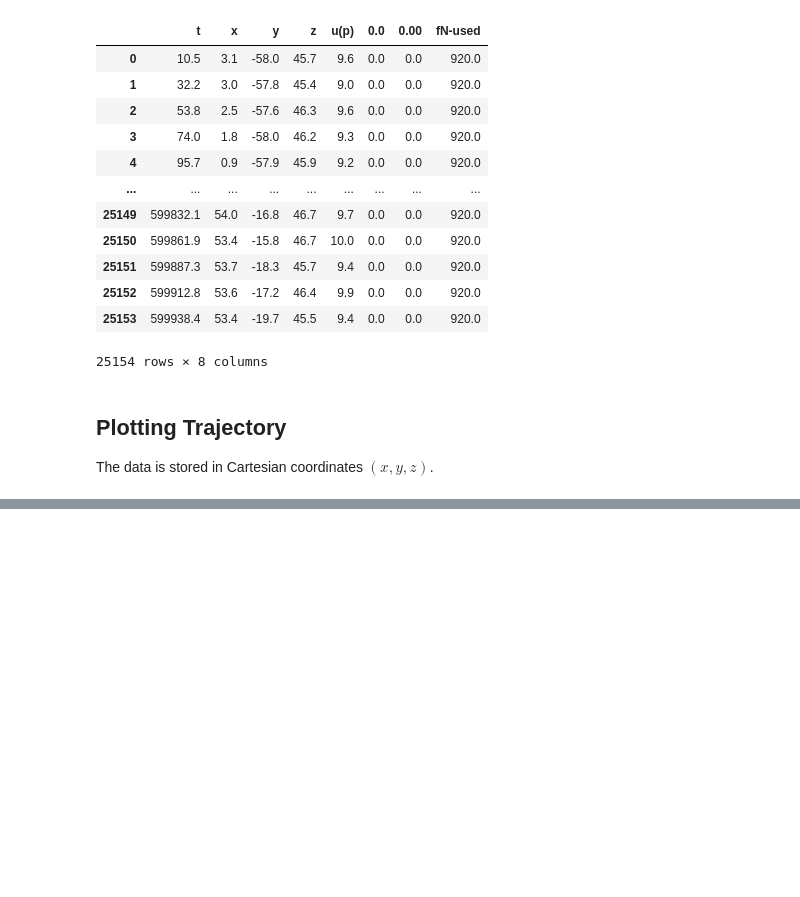
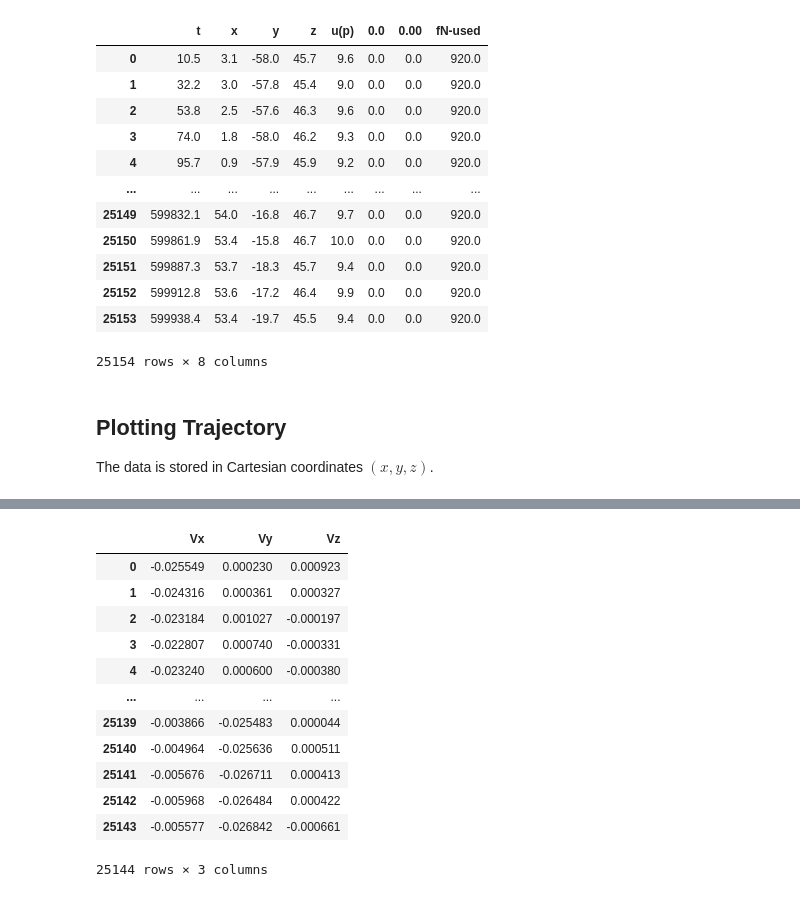
Before and after one commit to PEPT-Data-Analysis-Group/PEPT-, a Jupyter notebook: Water.ipynb, the cells around one changed output, grey strips where cells are left out. Saved outputs shown, nothing was run; the diff lists cells and outputs as text; code cells hidden in the pictures; blank space fills up the shorter version.

```diff
--- a/Water.ipynb
+++ b/Water.ipynb
@@ -81,0 +89,39 @@ plt.show()
+# %%
+# note time is the 0th coordinate
+# x,y,z are 1,2,3
+for coord in (1,2,3):
+   for i in range(5, len(df)-5):
+      T1 = (df.iloc[i+5,coord] - df.iloc[i,coord])/(df.iloc[i+5,0]-df.iloc[i,0])
+      T2 = (df.iloc[i+4,coord] - df.iloc[i-1,coord])/(df.iloc[i+4,0]-df.iloc[i-1,0])
+      T3 = (df.iloc[i+3,coord] - df.iloc[i-2,coord])/(df.iloc[i+3,0]-df.iloc[i-2,0])
+      T4 = (df.iloc[i+2,coord] - df.iloc[i-3,coord])/(df.iloc[i+2,0]-df.iloc[i-3,0])
+      T5 = (df.iloc[i+1,coord] - df.iloc[i-4,coord])/(df.iloc[i+1,0]-df.iloc[i-4,0])
+      T6 = (df.iloc[i,coord] - df.iloc[i-5,coord])/(df.iloc[i,0]-df.iloc[i-5,0])
+      v = 0.1*T1+0.15*T2+0.25*T3+0.25*T4+0.15*T5+0.1*T6
+      # add v to vel dataframe
+      if (coord == 1):
+         vel["Vx"].append(float(v))
+      elif (coord == 2):
+         vel["Vy"].append(float(v))
+      else:
+         vel["Vz"].append(float(v))
+
+for d in vel:
+    vel[d] = np.array(vel[d])
+
+vel_df = pd.DataFrame(vel)
+vel_df
+# %% [output]
+|  | Vx | Vy | Vz |
+| 0 | -0.025549 | 0.000230 | 0.000923 |
+| 1 | -0.024316 | 0.000361 | 0.000327 |
+| 2 | -0.023184 | 0.001027 | -0.000197 |
+| 3 | -0.022807 | 0.000740 | -0.000331 |
+| 4 | -0.023240 | 0.000600 | -0.000380 |
+| ... | ... | ... | ... |
+| 25139 | -0.003866 | -0.025483 | 0.000044 |
+| 25140 | -0.004964 | -0.025636 | 0.000511 |
+| 25141 | -0.005676 | -0.026711 | 0.000413 |
+| 25142 | -0.005968 | -0.026484 | 0.000422 |
+| 25143 | -0.005577 | -0.026842 | -0.000661 |
+25144 rows × 3 columns
```
Also changed, not shown: parts of 7 cells of this notebook.
